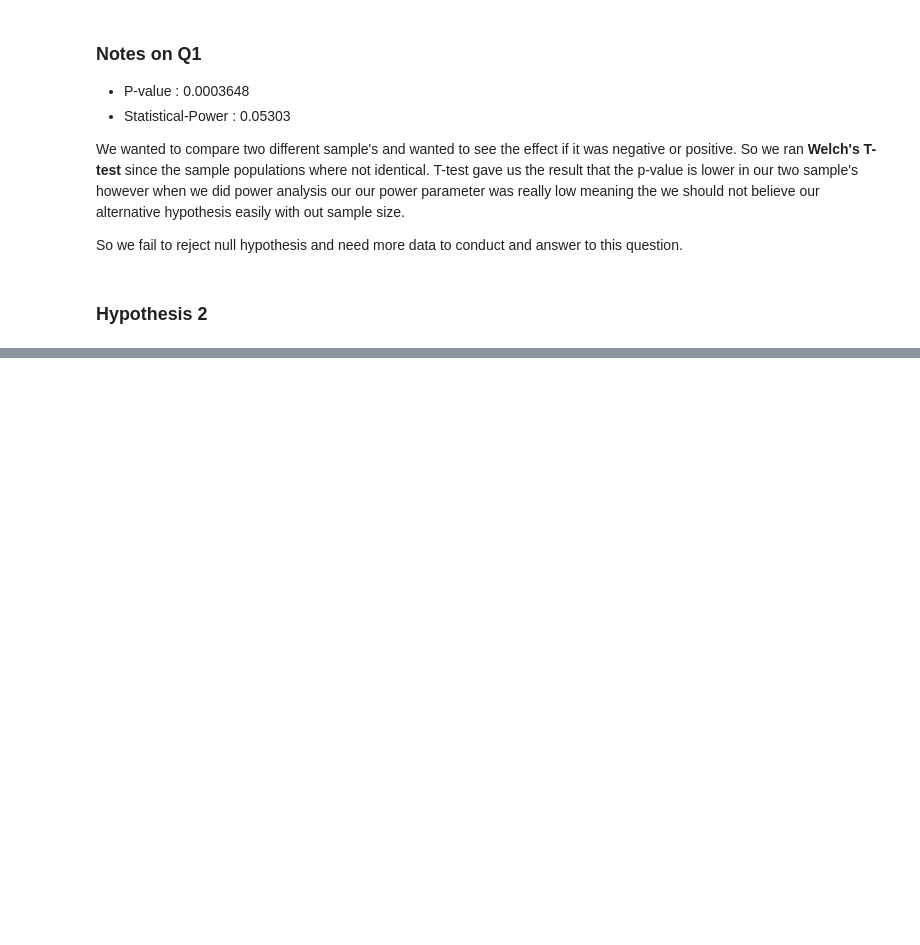
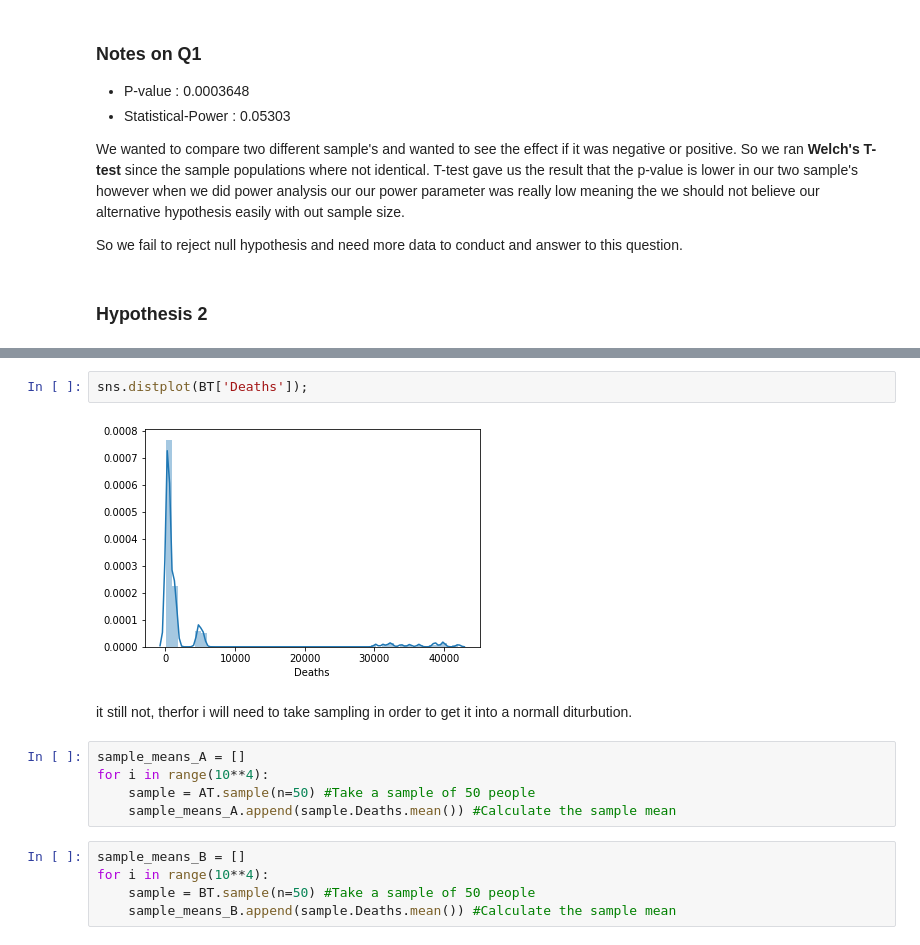
Before and after one commit to 1Banji/Mod-3-Project, a Jupyter notebook: Master/Master.ipynb, the cells around one changed output, grey strips where cells are left out. Cells and saved outputs as stored; diff of their text form; blank space fills up the shorter version.

```diff
--- a/Master/Master.ipynb
+++ b/Master/Master.ipynb
@@ -120,0 +156,16 @@ So we fail to reject null hypothesis and need more data to conduct and answer to
+# %%
+sns.distplot(BT['Deaths']);
+# %% [output]
+[figure, added]
+# %% [markdown]
+it still not, therfor i will need to take sampling in order to get it into a normall diturbution.
+# %%
+sample_means_A = []
+for i in range(10**4):
+    sample = AT.sample(n=50) #Take a sample of 50 people
+    sample_means_A.append(sample.Deaths.mean()) #Calculate the sample mean
+# %%
+sample_means_B = []
+for i in range(10**4):
+    sample = BT.sample(n=50) #Take a sample of 50 people
+    sample_means_B.append(sample.Deaths.mean()) #Calculate the sample mean
```
Also changed, not shown: parts of 12 cells of this notebook.
